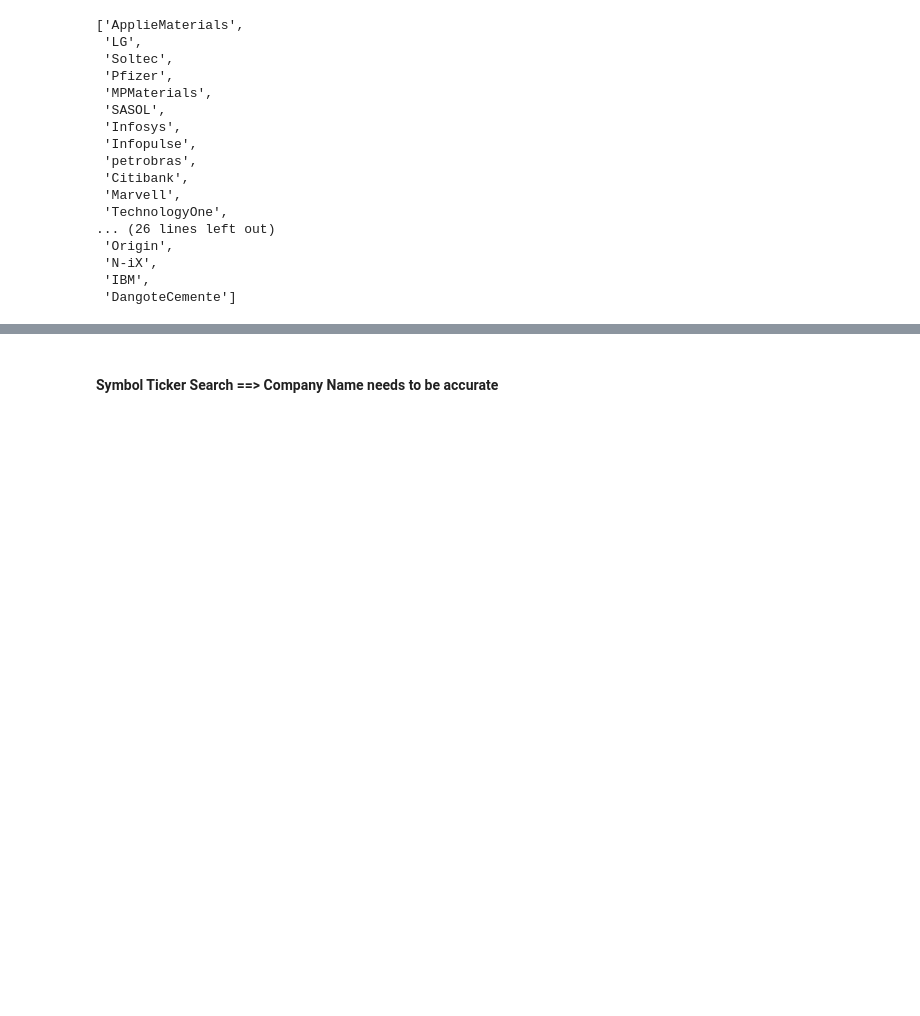
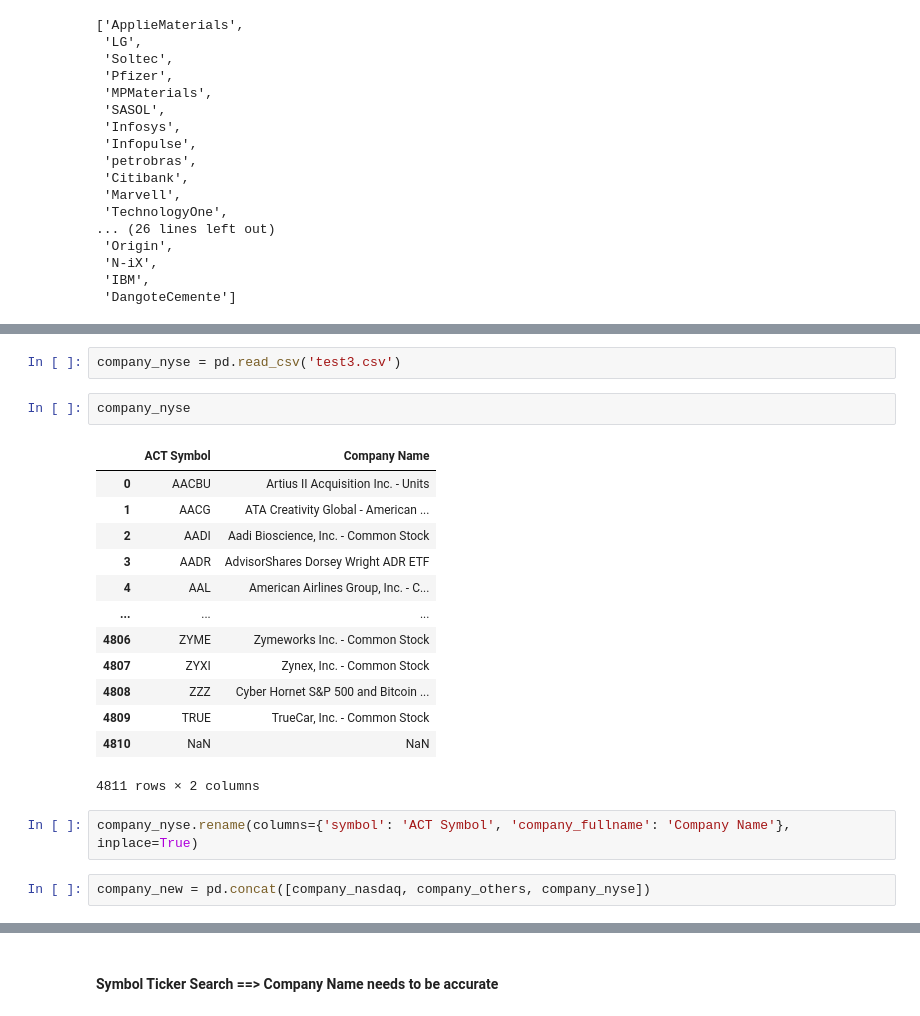
Before and after one commit to shiyun36/dsa3101, a Jupyter notebook: notebooks/database.ipynb, the cells around one changed output, grey strips where cells are left out. Cells and saved outputs as stored; diff of their text form; blank space fills up the shorter version.

```diff
--- a/notebooks/database.ipynb
+++ b/notebooks/database.ipynb
@@ -336,0 +376,22 @@ result_list
+# %%
+company_nyse = pd.read_csv('test3.csv')
+# %%
+company_nyse
+# %% [output]
+|  | ACT Symbol | Company Name |
+| 0 | AACBU | Artius II Acquisition Inc. - Units |
+| 1 | AACG | ATA Creativity Global - American ... |
+| 2 | AADI | Aadi Bioscience, Inc. - Common Stock |
+| 3 | AADR | AdvisorShares Dorsey Wright ADR ETF |
+| 4 | AAL | American Airlines Group, Inc. - C... |
+| ... | ... | ... |
+| 4806 | ZYME | Zymeworks Inc. - Common Stock |
+| 4807 | ZYXI | Zynex, Inc. - Common Stock |
+| 4808 | ZZZ | Cyber Hornet S&P 500 and Bitcoin ... |
+| 4809 | TRUE | TrueCar, Inc. - Common Stock |
+| 4810 | NaN | NaN |
+4811 rows × 2 columns
+# %%
+company_nyse.rename(columns={'symbol': 'ACT Symbol', 'company_fullname': 'Company Name'}, inplace=True)
+# %%
+company_new = pd.concat([company_nasdaq, company_others, company_nyse])
```
Also changed, not shown: parts of 14 cells of this notebook, 2 other files.
